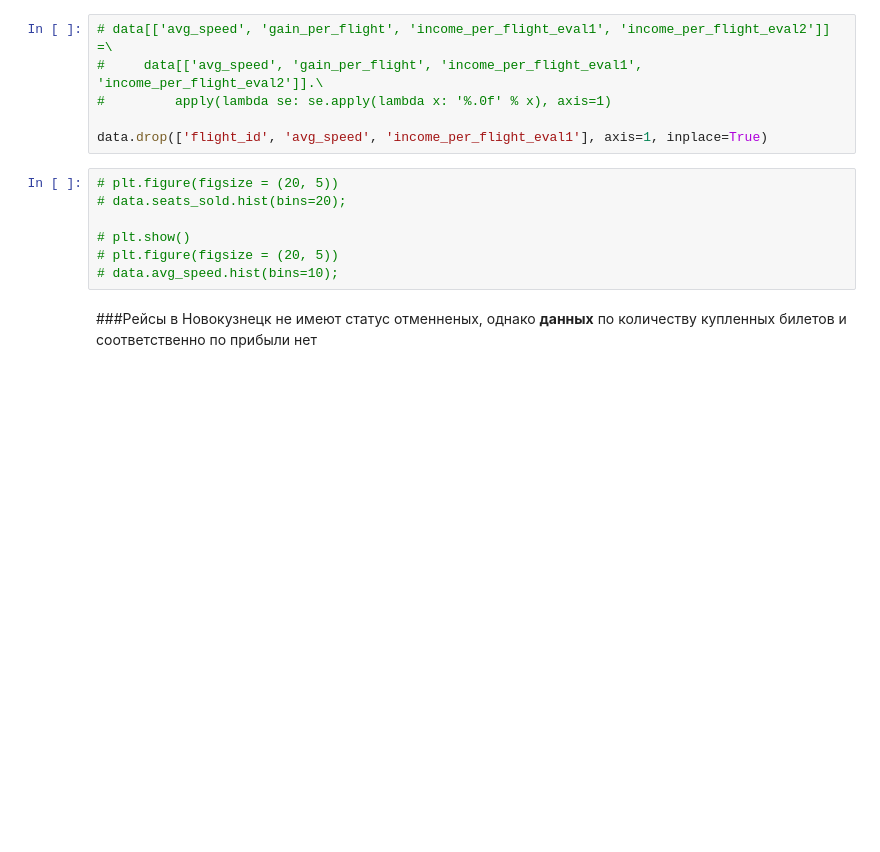
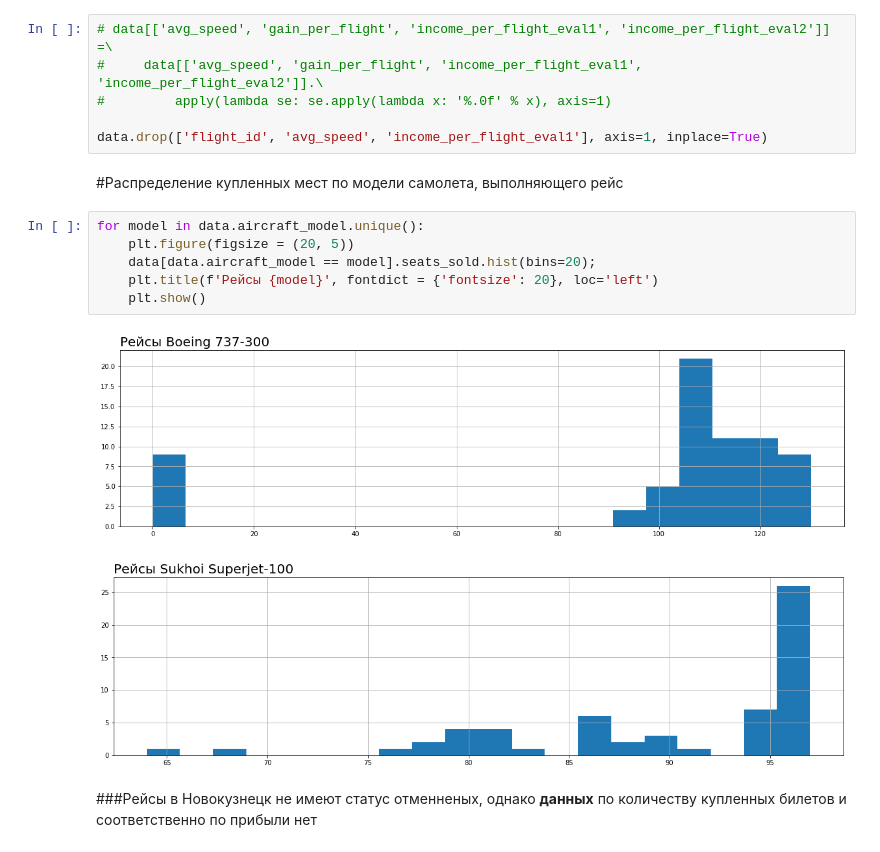
Before and after one commit to akitim/SkillFactory_projects, a Jupyter notebook: Akimkin_Timofey_Проект_4_Авиарейсы_без_потерь_EDA.ipynb, the cells around one changed output. Drawn from its saved outputs; the diff is of its cells as text; blank space fills up the shorter version.

```diff
--- a/Akimkin_Timofey_Проект_4_Авиарейсы_без_потерь_EDA.ipynb
+++ b/Akimkin_Timofey_Проект_4_Авиарейсы_без_потерь_EDA.ipynb
@@ -73,13 +73,17 @@ memory usage: 13.0+ KB
 #         apply(lambda se: se.apply(lambda x: '%.0f' % x), axis=1)
 
 data.drop(['flight_id', 'avg_speed', 'income_per_flight_eval1'], axis=1, inplace=True)
-# %%
-# plt.figure(figsize = (20, 5))
-# data.seats_sold.hist(bins=20);
-
-# plt.show()
-# plt.figure(figsize = (20, 5))
-# data.avg_speed.hist(bins=10);
+# %% [markdown]
+#Распределение купленных мест по модели самолета, выполняющего рейс
+# %%
+for model in data.aircraft_model.unique():
+    plt.figure(figsize = (20, 5))
+    data[data.aircraft_model == model].seats_sold.hist(bins=20);
+    plt.title(f'Рейсы {model}', fontdict = {'fontsize': 20}, loc='left')
+    plt.show()
+# %% [output]
+[figure, added]
+[figure, added]
 # %% [markdown]
 ###Рейсы в Новокузнецк не имеют статус отменненых, однако **данных** по количеству купленных билетов и соответственно по прибыли нет
 # %%
```
